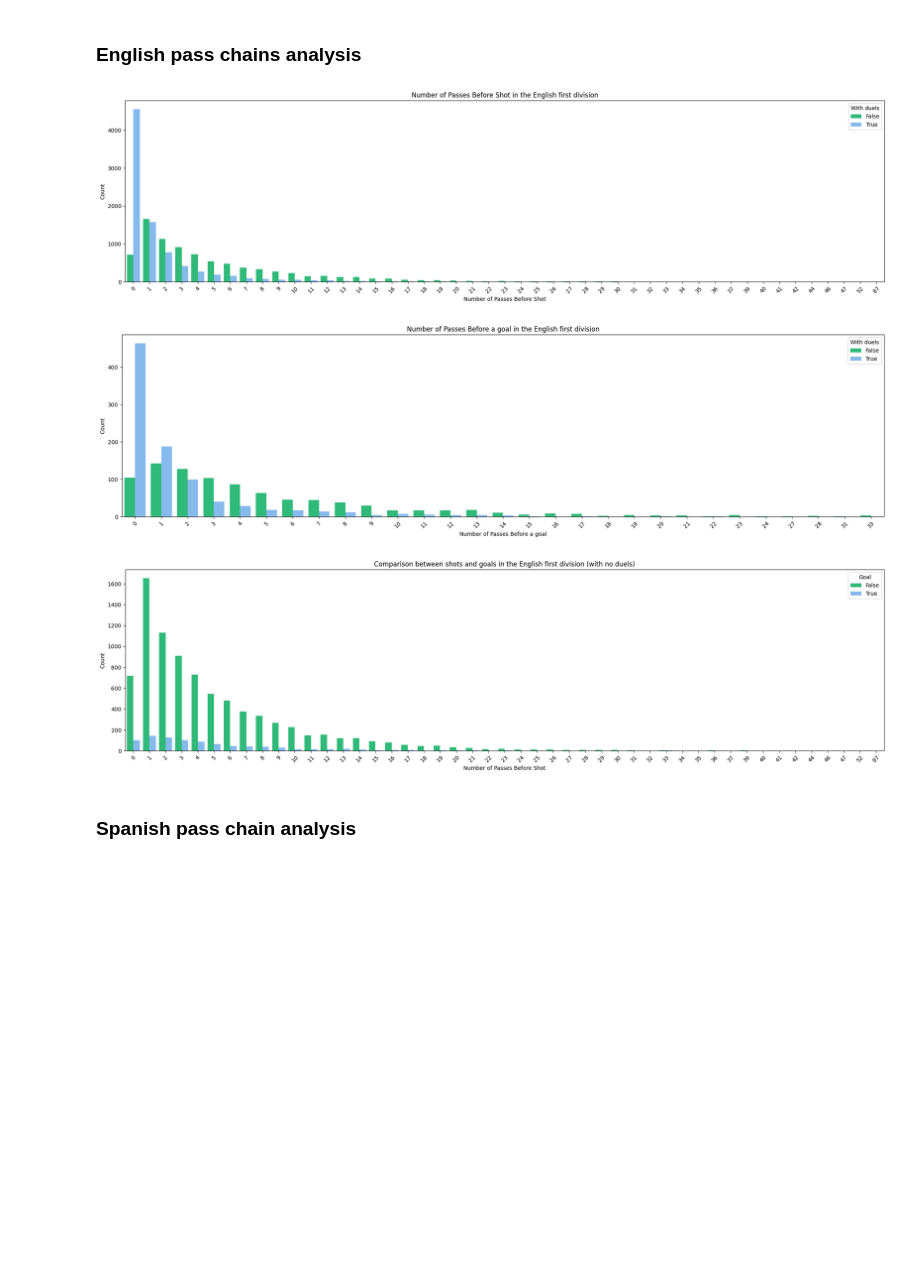
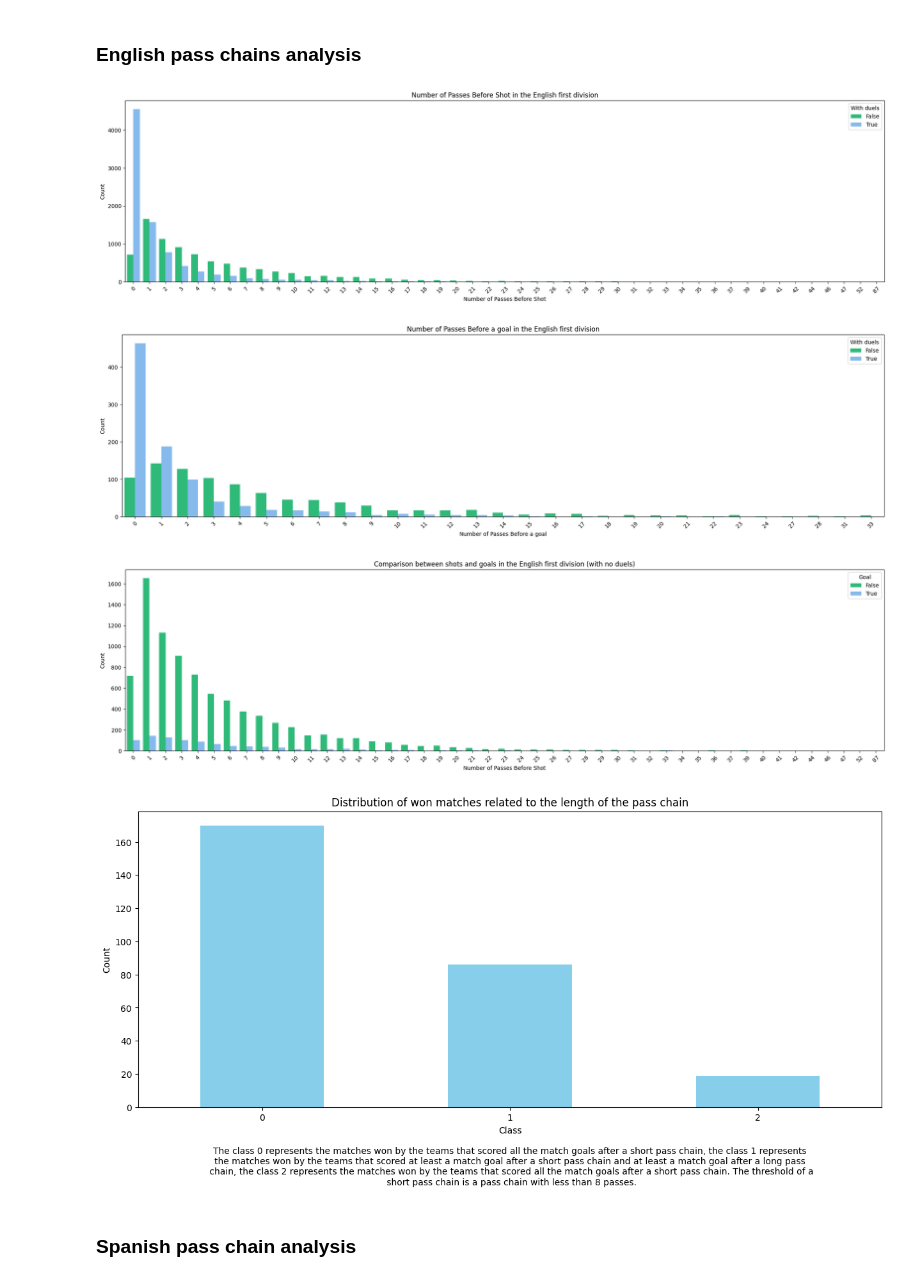
Before and after one commit to PasqualeEsposito/Geospatial_Analytics, a Jupyter notebook: Pass_chains_analysis.ipynb, the cells around one changed output. Drawn from its saved outputs; the diff is of its cells as text; code cells hidden in the pictures; blank space fills up the shorter version.

```diff
--- a/Pass_chains_analysis.ipynb
+++ b/Pass_chains_analysis.ipynb
@@ -168,14 +196,16 @@ total_comparison = pd.concat([total_comparison, df3])
 # %% [markdown]
 ### English pass chains analysis
 # %%
-df1, df2, df3 = pass_chain_analysis('England', 'English first division')
+df1, df2, df3, df4 = pass_chain_analysis('England', 'English first division')
 total_passes_counts = pd.concat([total_passes_counts, df1])
 total_goals_passes_counts = pd.concat([total_goals_passes_counts, df2])
 total_comparison = pd.concat([total_comparison, df3])
+competition_wins = pd.concat([competition_wins, df4])
 # %% [output]
 [figure]
 [figure]
 [figure]
+[figure, added]
 # %% [markdown]
 ### Spanish pass chain analysis
 # %% [markdown]
```
Also changed, not shown: parts of 12 cells of this notebook.
